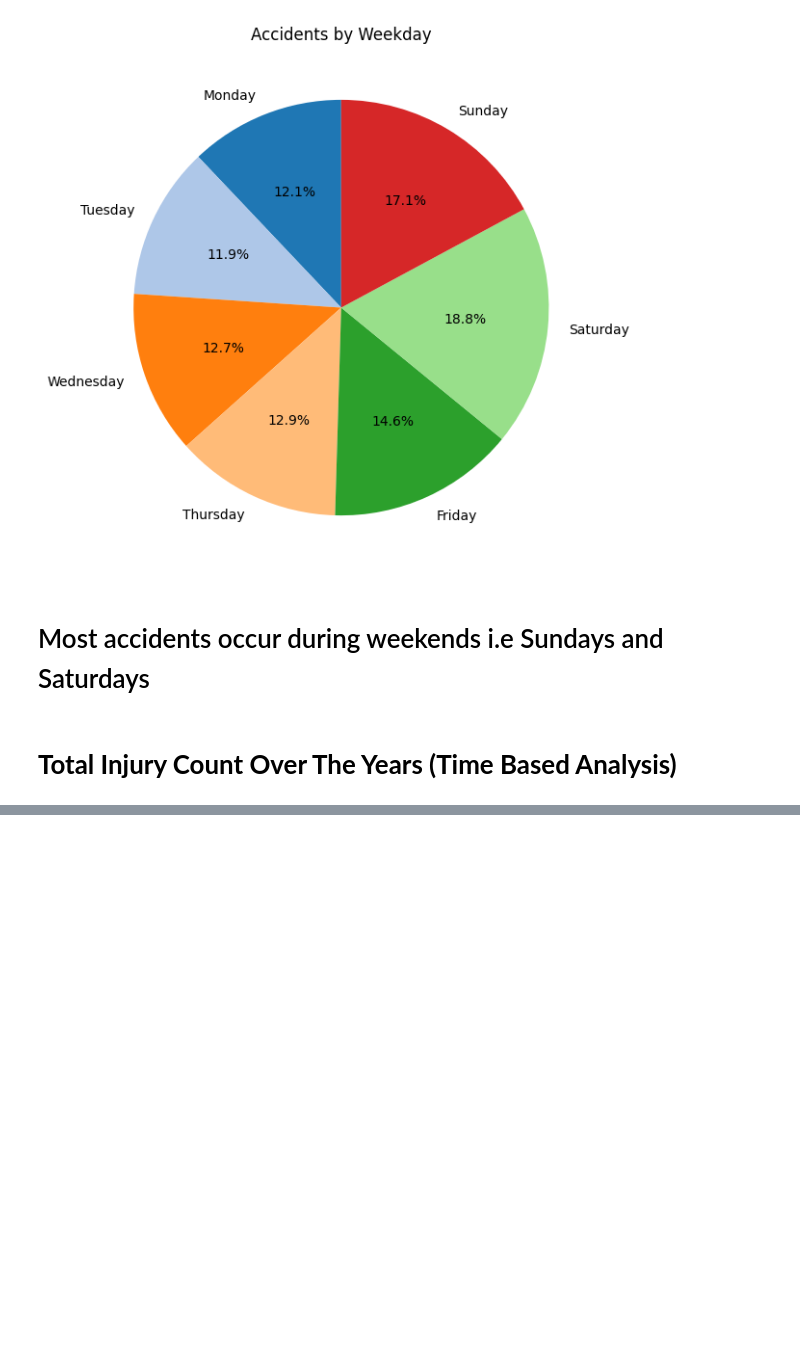
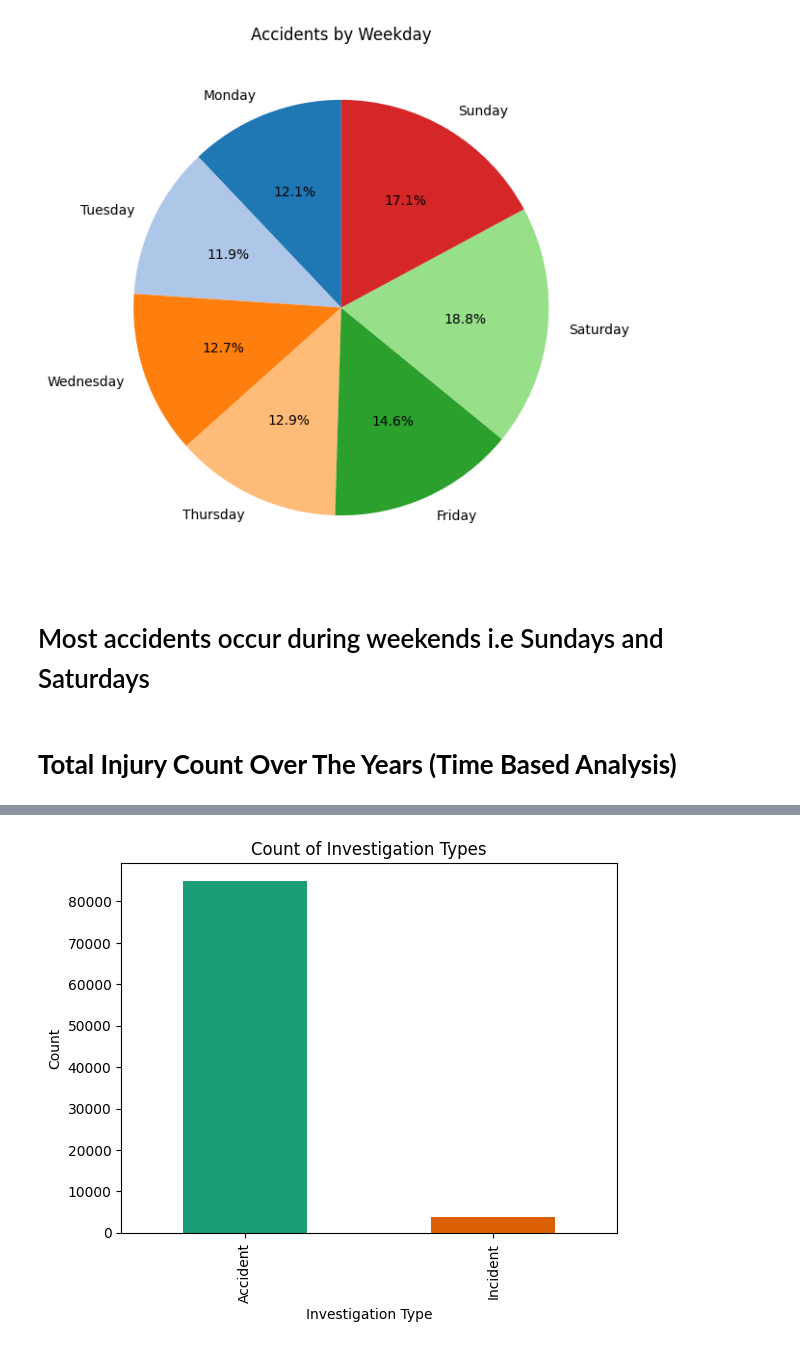
Before and after one commit to mwendemichelle4-dev/Aviation_Accident_Analysis, a Jupyter notebook: Aviation_analysis.ipynb, the cells around one changed output, grey strips where cells are left out. Drawn from its saved outputs; the diff is of its cells as text; code cells hidden in the pictures; blank space fills up the shorter version.

```diff
--- a/Aviation_analysis.ipynb
+++ b/Aviation_analysis.ipynb
@@ -315,0 +343,3 @@ For example, when doing 'df[col].method(value, inplace=True)', try using 'df.met
+# %%
+clean_df = df.copy()
+clean_df
@@ -421,0 +501,15 @@ plt.show()
+# %%
+# Count of each Investigation.Type
+investigation_counts = clean_df['Investigation.Type'].value_counts()
+
+# Vertical bar plot
+investigation_counts.plot(kind='bar', color=sns.color_palette('Dark2', len(investigation_counts)))
+
+
+plt.ylabel('Count')
+plt.xlabel('Investigation Type')
+plt.title('Count of Investigation Types')
+
+plt.show()
+# %% [output]
+[figure, added]
```
Also changed, not shown: parts of 22 cells of this notebook.
